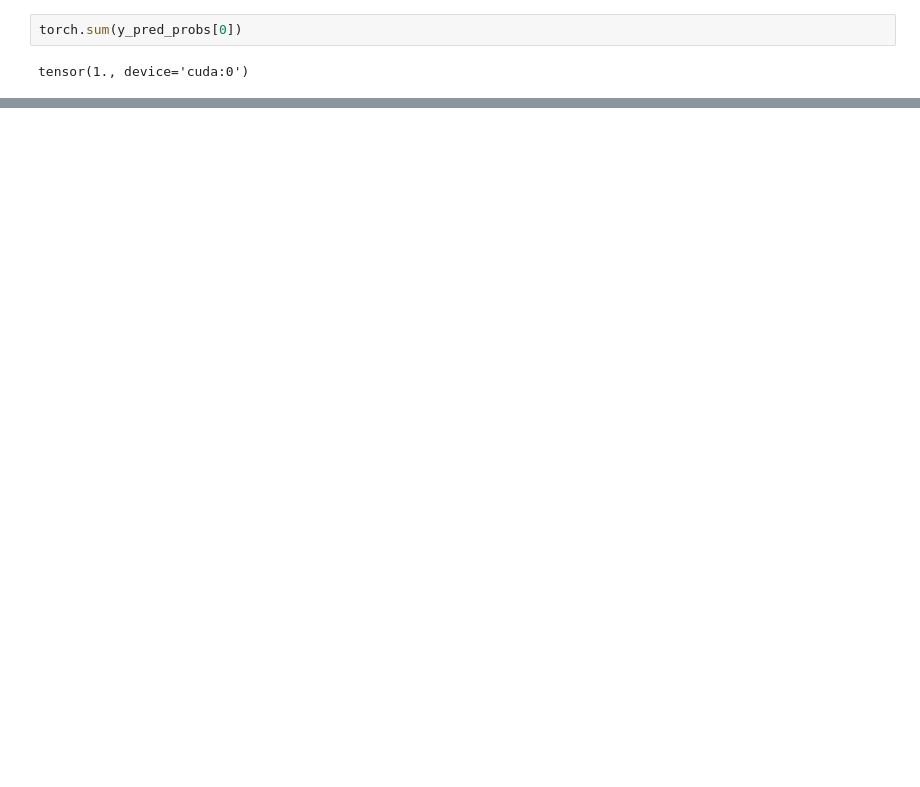
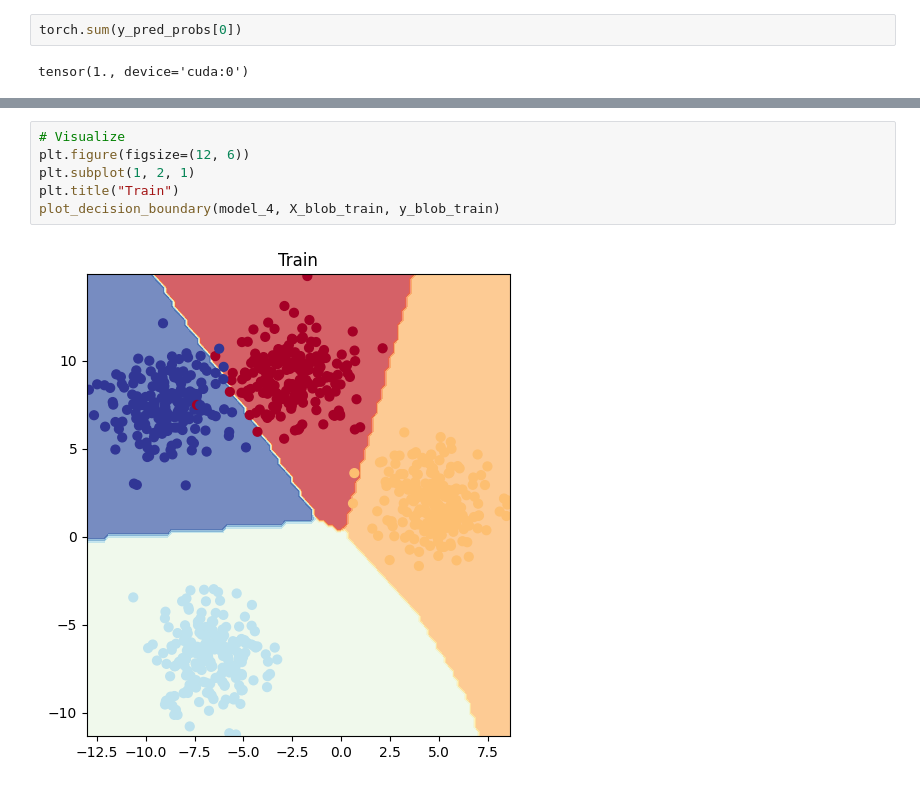
Before and after one commit to EngrIBGIT/Classification_With_PyTorch, a Jupyter notebook: Neural_Network_Classification_With_PyTorch.ipynb, the cells around one changed output, grey strips where cells are left out. Cells and saved outputs as stored; diff of their text form; blank space fills up the shorter version.

```diff
--- a/Neural_Network_Classification_With_PyTorch.ipynb
+++ b/Neural_Network_Classification_With_PyTorch.ipynb
@@ -1306,0 +1374,8 @@ tensor([1., 0., 1., 0., 1.])
+# %%
+# Visualize
+plt.figure(figsize=(12, 6))
+plt.subplot(1, 2, 1)
+plt.title("Train")
+plot_decision_boundary(model_4, X_blob_train, y_blob_train)
+# %% [output]
+[figure, added]
```
Also changed, not shown: parts of 39 cells of this notebook.
